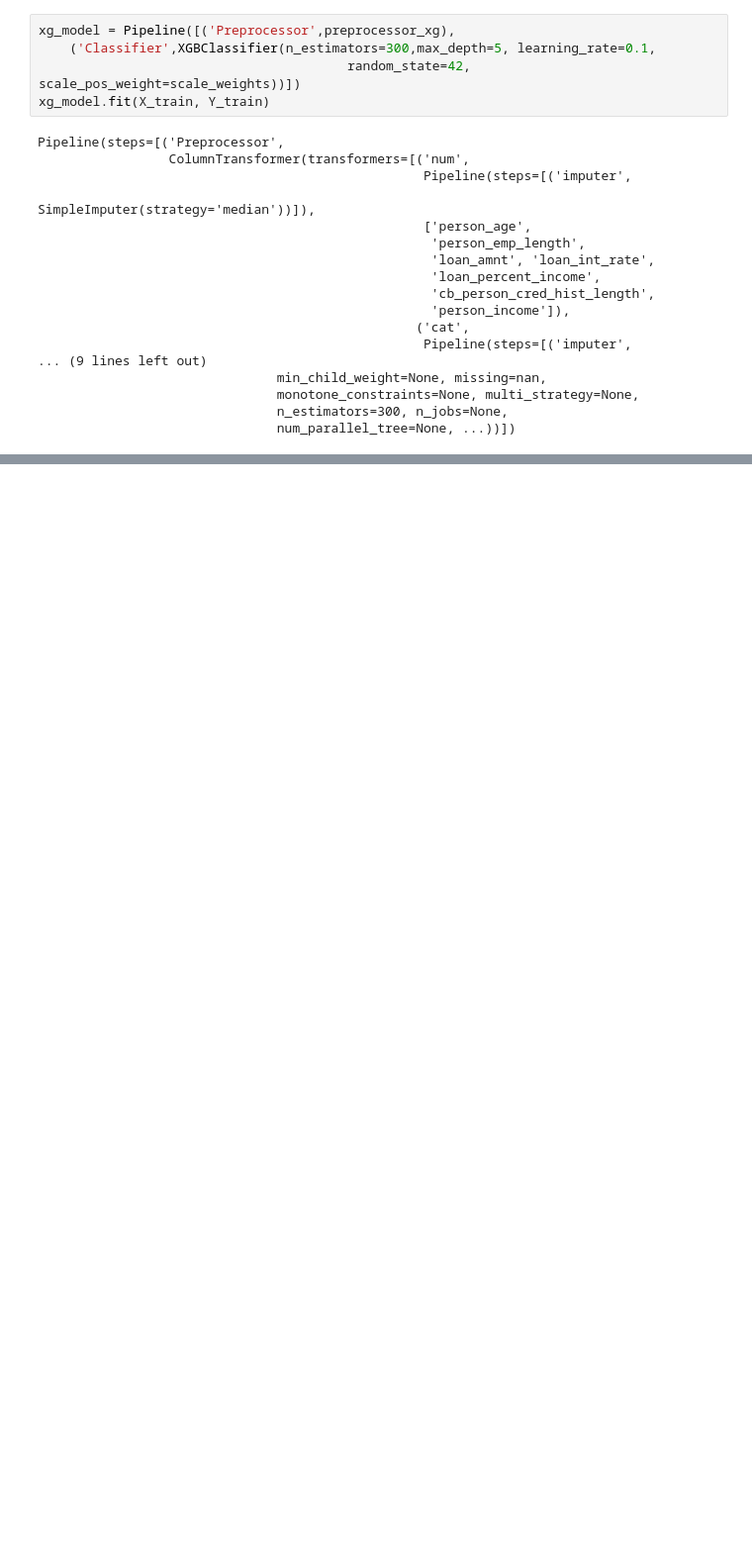
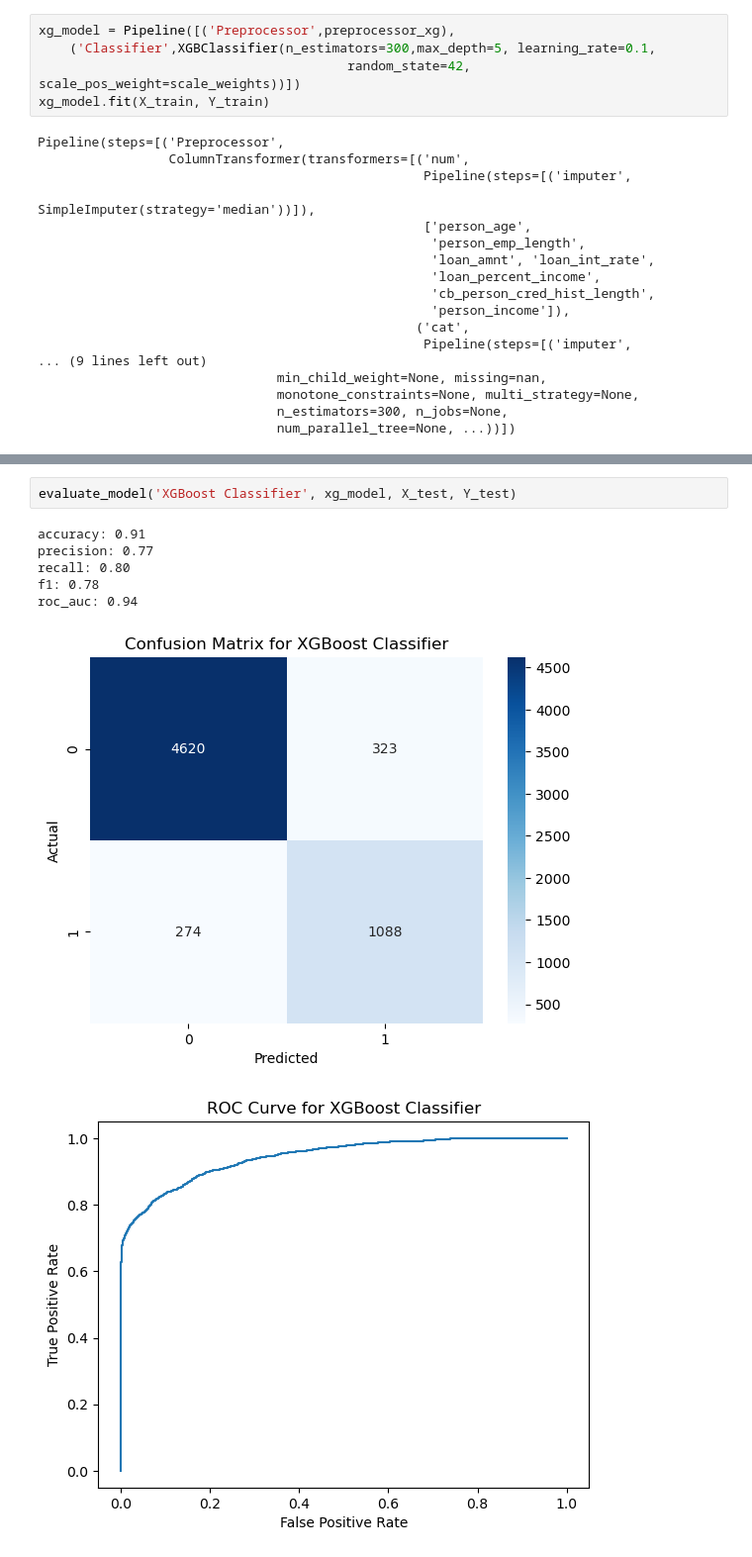
Before and after one commit to Maanit5117/Credit-Risk-Analyzer, a Jupyter notebook: Credit_Risk.ipynb, the cells around one changed output, grey strips where cells are left out. Shown at 99% size. Drawn from its saved outputs; the diff is of its cells as text; blank space fills up the shorter version.

```diff
--- a/Credit_Risk.ipynb
+++ b/Credit_Risk.ipynb
@@ -291,0 +307,10 @@ Pipeline(steps=[('Preprocessor',
+# %%
+evaluate_model('XGBoost Classifier', xg_model, X_test, Y_test)
+# %% [output]
+accuracy: 0.91
+precision: 0.77
+recall: 0.80
+f1: 0.78
+roc_auc: 0.94
+[figure, added]
+[figure, added]
```
Also changed, not shown: parts of 19 cells of this notebook, 1 other file.
